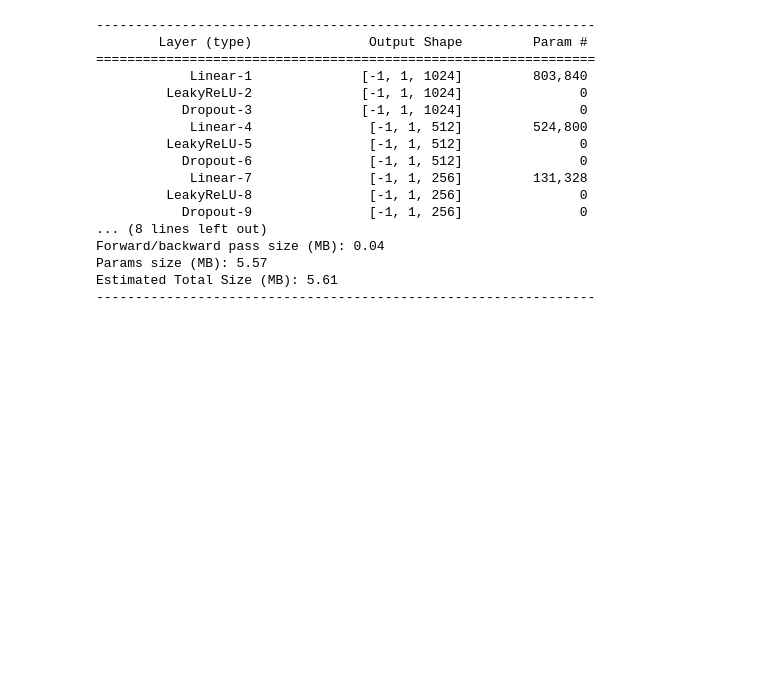
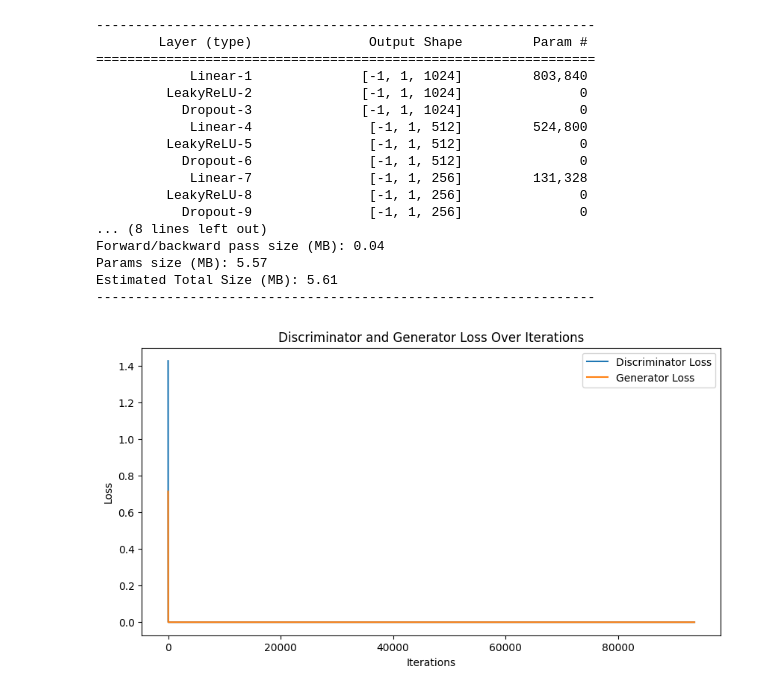
Before and after one commit to prijall/DeepLearning, a Jupyter notebook: Generating_Handwritten_Digits.ipynb, the cells around one changed output. Saved outputs shown, nothing was run; the diff lists cells and outputs as text; code cells hidden in the pictures; blank space fills up the shorter version.

Commit message:
added training

```diff
--- a/Generating_Handwritten_Digits.ipynb
+++ b/Generating_Handwritten_Digits.ipynb
@@ -115,6 +115,7 @@ Estimated Total Size (MB): 5.61
 ----------------------------------------------------------------
 # %%
 d_optimizer=torch.optim.Adam(discriminator.parameters(), lr=0.0002)
+g_optimizer=torch.optim.Adam(generator.parameters(), lr=0.0002)
 loss=nn.BCELoss()
 # %%
 #@ Function to train discriminator:
@@ -135,3 +136,45 @@ def discriminator_train_step(real_data, fake_data):
   d_optimizer.step()
 
   return error_real + error_fake
+# %%
+def generator_train_step(fake_data):
+  g_optimizer.zero_grad()
+  prediction =discriminator(fake_data)
+  error=loss(prediction, torch.ones(len(real_data), 1).to(device))
+  error.backward()
+  g_optimizer.step()
+  return error
+# %%
+import matplotlib.pyplot as plt
+
+num_epochs = 200
+d_losses = []
+g_losses = []
+
+for epoch in range(num_epochs):
+    N = len(dl)
+    for i, (images, _) in enumerate(dl):
+        real_data = images.view(len(images), -1).to(device)
+        fake_data = generator(noise(len(real_data))).to(device)
+        fake_data = fake_data.detach()
+        d_loss = discriminator_train_step(real_data, fake_data)
+
+        # Generating a new set of fake images from noisy data
+        fake_data = generator(noise(len(real_data))).to(device)
+        g_loss = generator_train_step(fake_data)
+
+        # Record losses
+        d_losses.append(d_loss.item())
+        g_losses.append(g_loss.item())
+
+# Plot losses over increasing epochs
+plt.figure(figsize=(10, 5))
+plt.plot(d_losses, label="Discriminator Loss")
+plt.plot(g_losses, label="Generator Loss")
+plt.xlabel("Iterations")
+plt.ylabel("Loss")
+plt.title("Discriminator and Generator Loss Over Iterations")
+plt.legend()
+plt.show()
+# %% [output]
+[figure, added]
```
